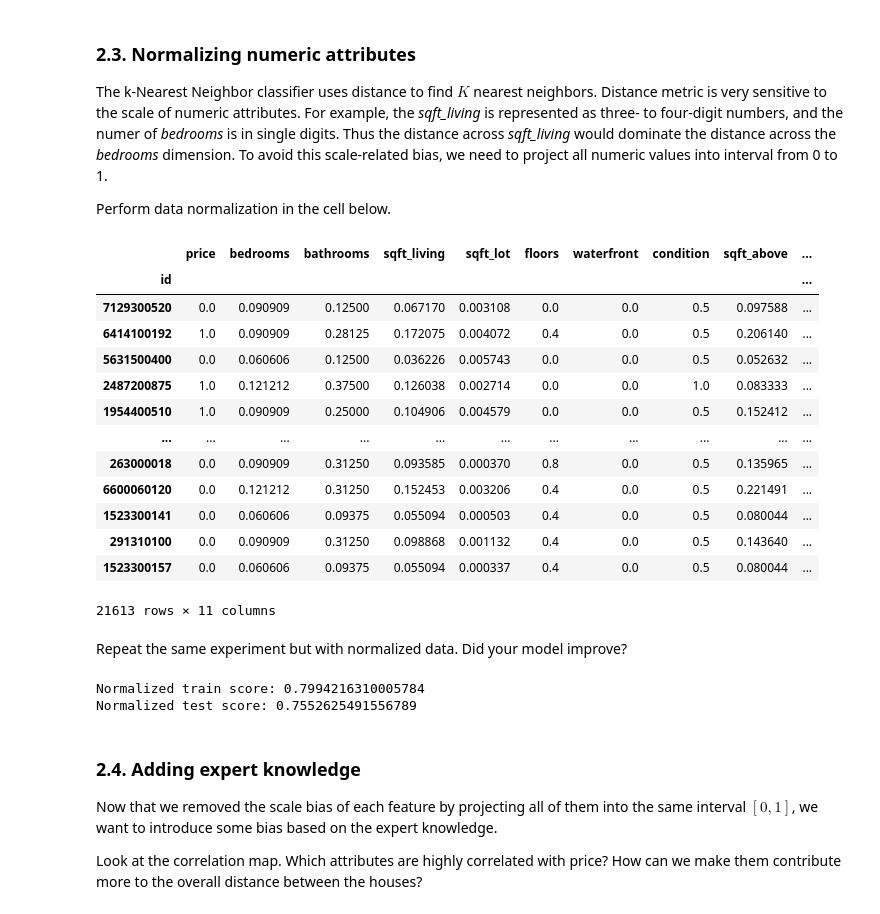
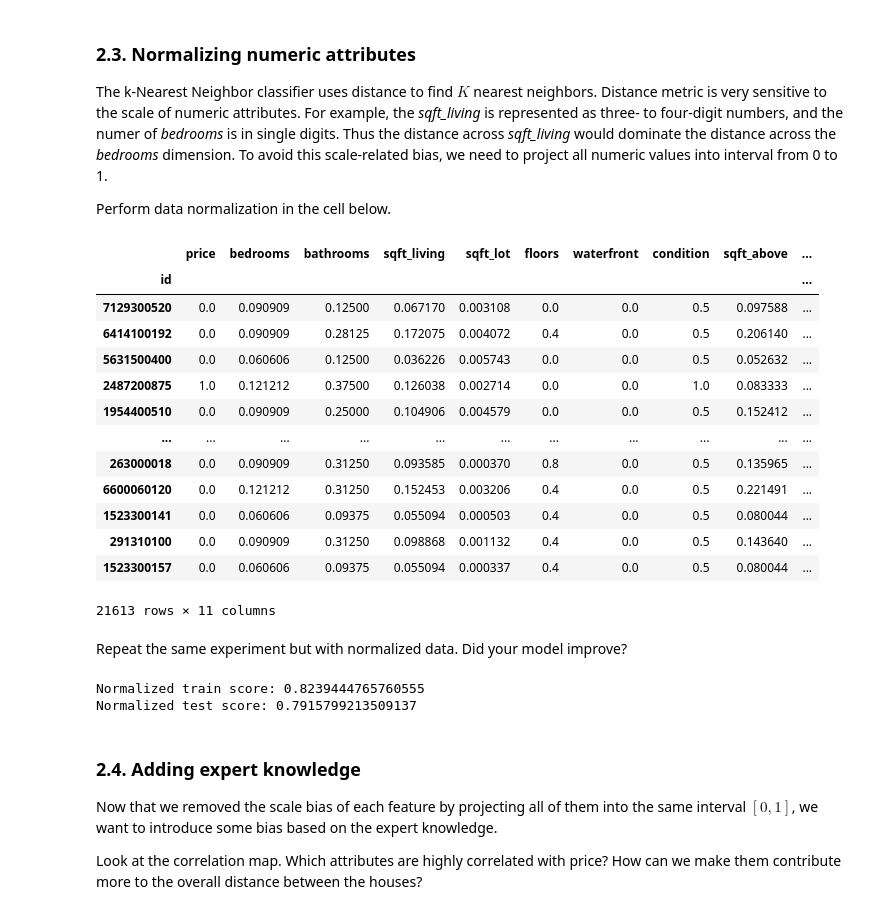
Before and after one commit to Jiashu51Han8/ml_knn_housing_lab, a Jupyter notebook: knn_home_price.ipynb, the cells around one changed output. Cells and saved outputs as stored; diff of their text form; code cells hidden in the pictures.

```diff
--- a/knn_home_price.ipynb
+++ b/knn_home_price.ipynb
@@ -103,7 +103,7 @@ Instead we are going to use `KNeighborsClassifier` to predict a class label of e
 ### 2.1. Converting target variable into a class label
 Convert the numeric price attribute into the binary class as follows: "price above mean" (class 1) and "price below mean" (class 0).
 # %%
-price_median = data["price"].median()
+price_median = data["price"].mean()
 classes = data.copy()
 classes['price'] = [1 if x > price_median else 0 for x in classes['price']]
 
@@ -166,27 +166,27 @@ Perform data normalization in the cell below.
 # %%
 
 # from sklearn import preprocessing
 # x = classes.values #returns a numpy array
 # min_max_scaler = preprocessing.MinMaxScaler()
 # x_scaled = min_max_scaler.fit_transform(x)
 # df = pd.DataFrame(x_scaled)
 # print(df)
 
 from sklearn.preprocessing import MinMaxScaler
 
 scaler = MinMaxScaler()
 normalized = classes.copy()
-scaled = min_max_scaler.fit_transform(normalized)
+scaled = scaler.fit_transform(normalized)
 normalized.loc[:,:] = scaled
 normalized
 # %% [output]
 |  | price | bedrooms | bathrooms | sqft_living | sqft_lot | floors | waterfront | condition | sqft_above | ... |
 | id |  |  |  |  |  |  |  |  |  | ... |
 | 7129300520 | 0.0 | 0.090909 | 0.12500 | 0.067170 | 0.003108 | 0.0 | 0.0 | 0.5 | 0.097588 | ... |
-| 6414100192 | 1.0 | 0.090909 | 0.28125 | 0.172075 | 0.004072 | 0.4 | 0.0 | 0.5 | 0.206140 | ... |
+| 6414100192 | 0.0 | 0.090909 | 0.28125 | 0.172075 | 0.004072 | 0.4 | 0.0 | 0.5 | 0.206140 | ... |
 | 5631500400 | 0.0 | 0.060606 | 0.12500 | 0.036226 | 0.005743 | 0.0 | 0.0 | 0.5 | 0.052632 | ... |
 | 2487200875 | 1.0 | 0.121212 | 0.37500 | 0.126038 | 0.002714 | 0.0 | 0.0 | 1.0 | 0.083333 | ... |
-| 1954400510 | 1.0 | 0.090909 | 0.25000 | 0.104906 | 0.004579 | 0.0 | 0.0 | 0.5 | 0.152412 | ... |
+| 1954400510 | 0.0 | 0.090909 | 0.25000 | 0.104906 | 0.004579 | 0.0 | 0.0 | 0.5 | 0.152412 | ... |
 | ... | ... | ... | ... | ... | ... | ... | ... | ... | ... | ... |
 | 263000018 | 0.0 | 0.090909 | 0.31250 | 0.093585 | 0.000370 | 0.8 | 0.0 | 0.5 | 0.135965 | ... |
 | 6600060120 | 0.0 | 0.121212 | 0.31250 | 0.152453 | 0.003206 | 0.4 | 0.0 | 0.5 | 0.221491 | ... |
@@ -213,8 +213,8 @@ knn.fit(X_train, Y_train)
 print("Normalized train score:", knn.score(X_train, Y_train))
 print("Normalized test score:", knn.score(X_test, Y_test))
 # %% [output]
-Normalized train score: 0.7994216310005784
-Normalized test score: 0.7552625491556789
+Normalized train score: 0.8239444765760555
+Normalized test score: 0.7915799213509137
 # %% [markdown]
 ### 2.4. Adding expert knowledge
 Now that we removed the scale bias of each feature by projecting all of them into the same interval $[0,1]$, we want to introduce some bias based on the expert knowledge.
```
Also changed, not shown: parts of 12 cells of this notebook.
